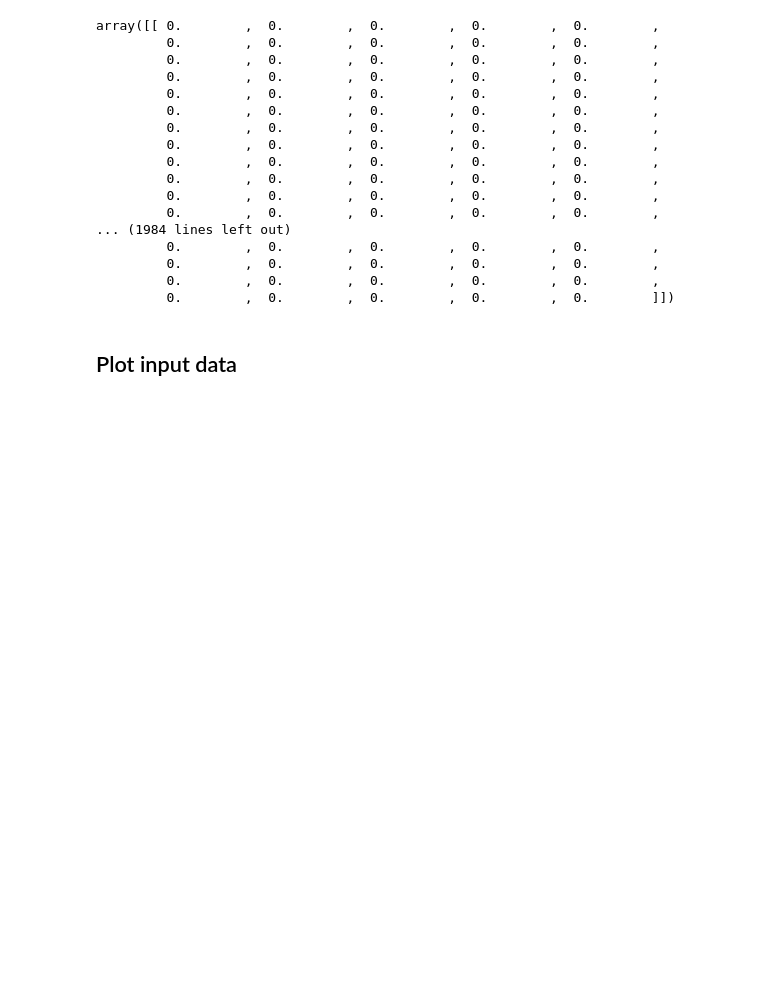
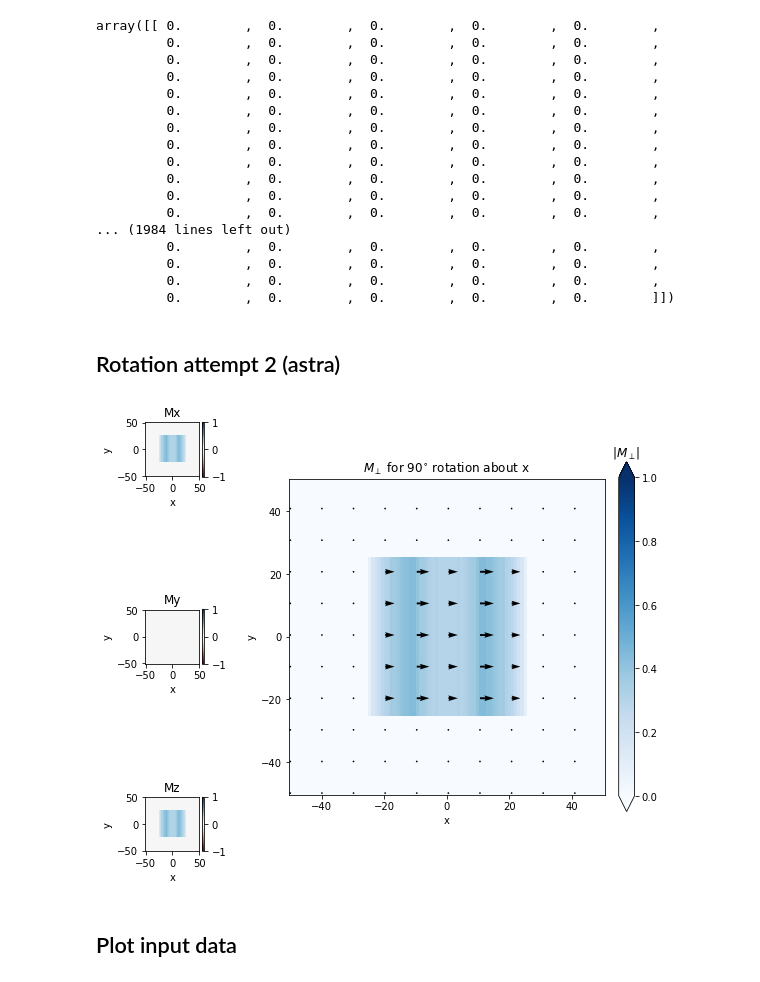
Before and after one commit to grlewis333/phd-work, a Jupyter notebook: holo-sim.ipynb, the cells around one changed output. Cells and saved outputs as stored; diff of their text form; code cells hidden in the pictures; blank space fills up the shorter version.

Commit message:
Astra rotation/projection added

```diff
--- a/holo-sim.ipynb
+++ b/holo-sim.ipynb
@@ -239,3 +239,5 @@ array([[ 0.        ,  0.        ,  0.        ,  0.        ,  0.        ,
          0.        ,  0.        ,  0.        ,  0.        ,  0.        ,
          0.        ,  0.        ,  0.        ,  0.        ,  0.        ,
          0.        ,  0.        ,  0.        ,  0.        ,  0.        ]])
+# %% [markdown]
+## Rotation attempt 2 (astra)
@@ -242,3 +363,40 @@ array([[ 0.        ,  0.        ,  0.        ,  0.        ,  0.        ,
+# %%
+# plot rotated magnetic components
+%matplotlib inline
+
+angle = 90
+Mxr, Myr, Mzr = rotation_projection(MX,MY,MZ,angle)
+
+#f, [ax1,ax2,ax3] = plt.subplots(ncols=1,nrows=3, figsize=(8, 8))
+fig = plt.figure(figsize=(8, 8))
+grid = plt.GridSpec(3, 4)
+
+ax1 = fig.add_subplot(grid[0, 0])
+ax2 = fig.add_subplot(grid[1, 0])
+ax3 = fig.add_subplot(grid[2, 0])
+ax4 = fig.add_subplot(grid[:, 1:])
+
+pos =  ax1.imshow(Mxr, vmin=-1,vmax=1, extent=[x_begin, x_end, y_begin, y_end],cmap='RdBu');
+ax1.set_title('Mx'); ax1.set_xlabel('x');ax1.set_ylabel('y'); fig.colorbar(pos,ax=ax1,fraction=0.046, pad=0.04)
+
+pos = ax2.imshow(Myr, vmin=-1,vmax=1,extent=[x_begin, x_end, y_begin, y_end],cmap='RdBu');
+ax2.set_title('My'); ax2.set_xlabel('x');ax2.set_ylabel('y'); fig.colorbar(pos,ax=ax2,fraction=0.046, pad=0.04)
+
+pos = ax3.imshow(Mzr, vmin=-1,vmax=1,extent=[x_begin, x_end, y_begin, y_end],cmap='RdBu');
+ax3.set_title('Mz'); ax3.set_xlabel('x');ax3.set_ylabel('y'); fig.colorbar(pos,ax=ax3,fraction=0.046, pad=0.04)
+
+s=10
+size = 1/10
+mag_B = np.hypot(Mxr,Myr)
+pos = ax4.imshow(mag_B,extent=[x_begin, x_end, y_begin, y_end],cmap='Blues', vmin=0,vmax=1)
+clb = fig.colorbar(pos,ax=ax4,fraction=0.046, pad=0.04,extend='both')
+clb.ax.set_title('|$M_\perp$|')
+ax4.quiver(X[::s,::s,0],Y[::s,::s,0],Mxr[::s,::s],Myr[::s,::s],scale = 1/size)
+ax4.set_title('$M_\perp$ for %i$^{\circ}$ rotation about x' % angle); ax4.set_xlabel('x');ax4.set_ylabel('y');
+
+plt.tight_layout()
+# %% [output]
+[figure, added]
 # %% [markdown]
 ## Plot input data
 # %%
```
Also changed, not shown: parts of 12 cells of this notebook, 1 other file.
